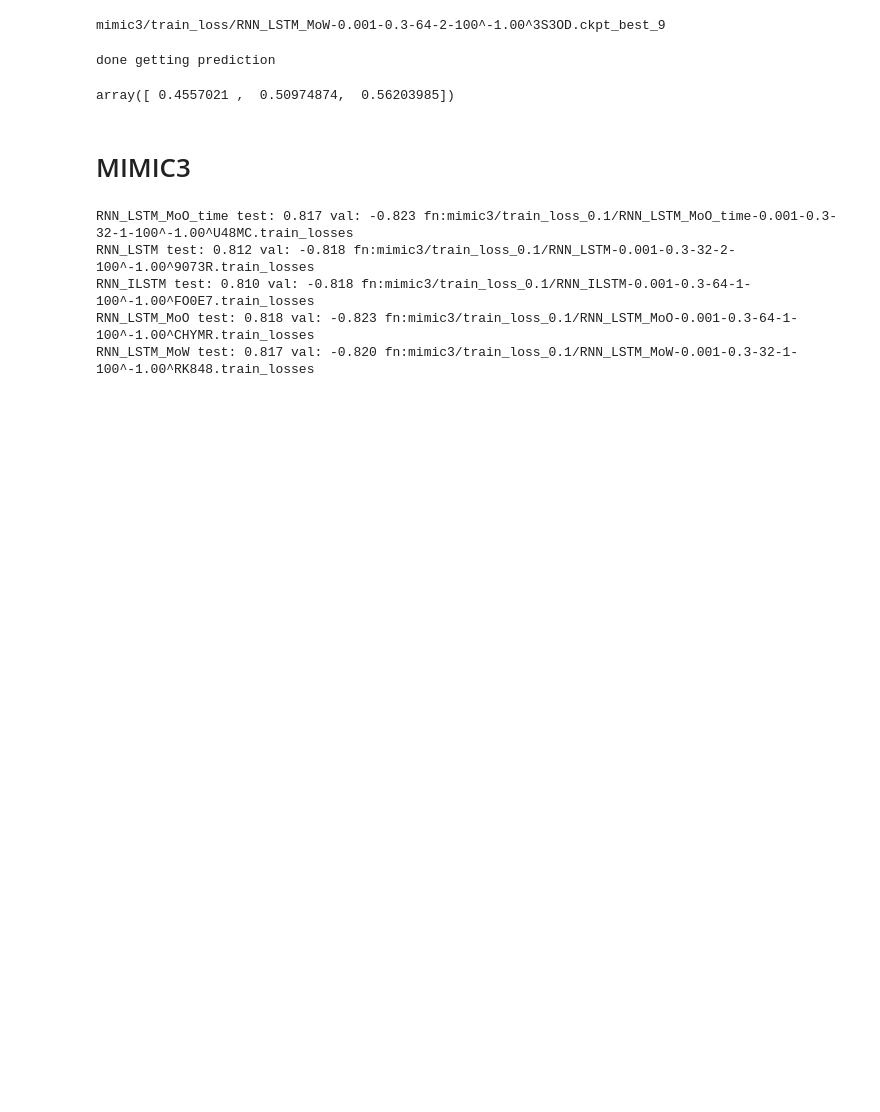
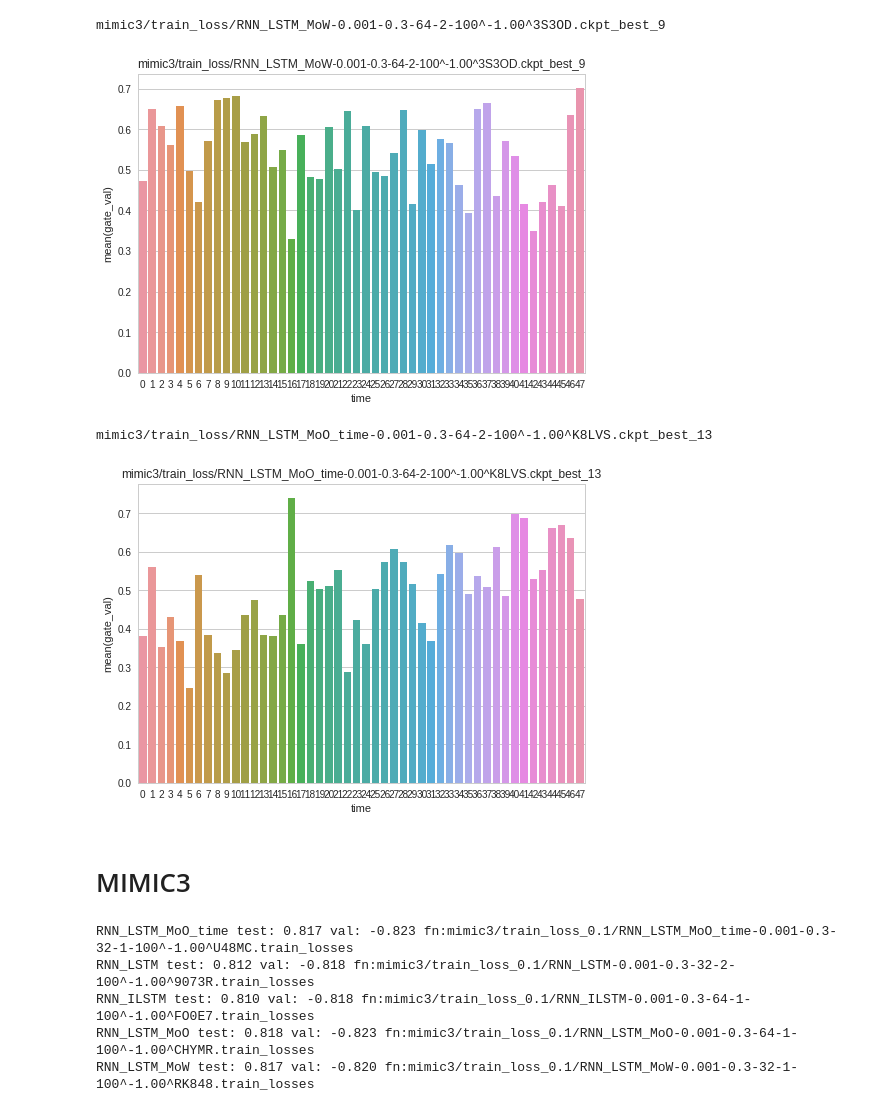
Before and after one commit to nathanwang000/sequence_fun, a Jupyter notebook: SelectivelyShareWeights_relaxedRNN.ipynb, the cells around one changed output. Cells and saved outputs as stored; diff of their text form; code cells hidden in the pictures; blank space fills up the shorter version.

```diff
--- a/SelectivelyShareWeights_relaxedRNN.ipynb
+++ b/SelectivelyShareWeights_relaxedRNN.ipynb
@@ -45,6 +45,32 @@ def load_data(path):
     # x: (N, seq_len, d)
     y = torch.from_numpy(data['labels'])
     return TensorDataset(x, y)
+
+def coef_case_study(fn):
+    # get model
+    fn = normalize_filename(fn)
+    print(fn)
+    embed_size = 76
+    dropout, hidden_size, nlayers = fn.split('/')[-1].split('^')[0].split('-')[2:-1]
+    hidden_size = int(hidden_size)
+    output_size = 2
+    nlayers = int(nlayers)
+    ndirections = 1
+    dropout = float(dropout)
+    seq_length = 48
+    m = MODELS[fn.split('/')[-1].split('-')[0]](embed_size, hidden_size, output_size, nlayers, ndirections, dropout)
+    if hasattr(m, 'set_max_length'):
+        m.set_max_length(seq_length)
+    elif hasattr(m, 'setKT'):
+        m.setKT(2, seq_length)
+    m.load_state_dict(torch.load(fn))
+
+    # plot trend
+    gate = torch.nn.functional.softmax(m.coef, dim=1).detach().cpu().numpy()[:, 0]
+    df = pd.DataFrame({'time': np.arange(len(gate)), 'gate_val': gate})
+    sns.barplot(x='time', y='gate_val', data=df)
+    plt.title(fn)
+    plt.show()
 
 def report_table(fn, eval_function, K=1000, plot=False):
     # get model
@@ -57,37 +83,43 @@ def report_table(fn, eval_function, K=1000, plot=False):
     nlayers = int(nlayers)
     ndirections = 1
     dropout = float(dropout)
     seq_length = 48
     m = MODELS[fn.split('/')[-1].split('-')[0]](embed_size, hidden_size, output_size, nlayers, ndirections, dropout)
     if hasattr(m, 'set_max_length'):
         m.set_max_length(seq_length)
     elif hasattr(m, 'setKT'):
         m.setKT(2, seq_length)
     m.load_state_dict(torch.load(fn))
 
     # get data
     # datapath = "{}/jeeheh_IHMnpz".format(os.environ['mimic3path'])
     datapath = "mimic3/jeeheh_IHMnpz"
     test_dataset = load_data('{}/IHM_test.npz'.format(datapath))
     test_loader = torch.utils.data.DataLoader(dataset=test_dataset,
                                               batch_size=100,
                                               shuffle=False)
 
     # test
     res = test_bootstrap(m, test_loader, eval_function, K=K)
     if plot:
         sns.distplot(res)
         plt.show()
 
     return np.percentile(res, [2.5, 50, 97.5])
 
 fn = 'mimic3/train_loss/RNN_LSTM_MoW-0.001-0.3-64-2-100^-1.00^3S3OD'
-res = report_table(fn, calc_auprc, K=10000)
-print("(" + ", ".join(map(lambda x: "{:.4f}".format(x), res)) + ")")
+coef_case_study(fn)
+
+fn = 'mimic3/train_loss/RNN_LSTM_MoO_time-0.001-0.3-64-2-100^-1.00^K8LVS'
+coef_case_study(fn)
+
+#res = report_table(fn, calc_auprc, K=10000)
+#print("(" + ", ".join(map(lambda x: "{:.4f}".format(x), res)) + ")")
 # %% [output]
 mimic3/train_loss/RNN_LSTM_MoW-0.001-0.3-64-2-100^-1.00^3S3OD.ckpt_best_9
+[figure, added]
-done getting prediction
+mimic3/train_loss/RNN_LSTM_MoO_time-0.001-0.3-64-2-100^-1.00^K8LVS.ckpt_best_13
-array([ 0.4557021 ,  0.50974874,  0.56203985])
+[figure, added]
 # %% [markdown]
 # MIMIC3
 # %%
```
Also changed, not shown: parts of 6 cells of this notebook, 9 other files.
